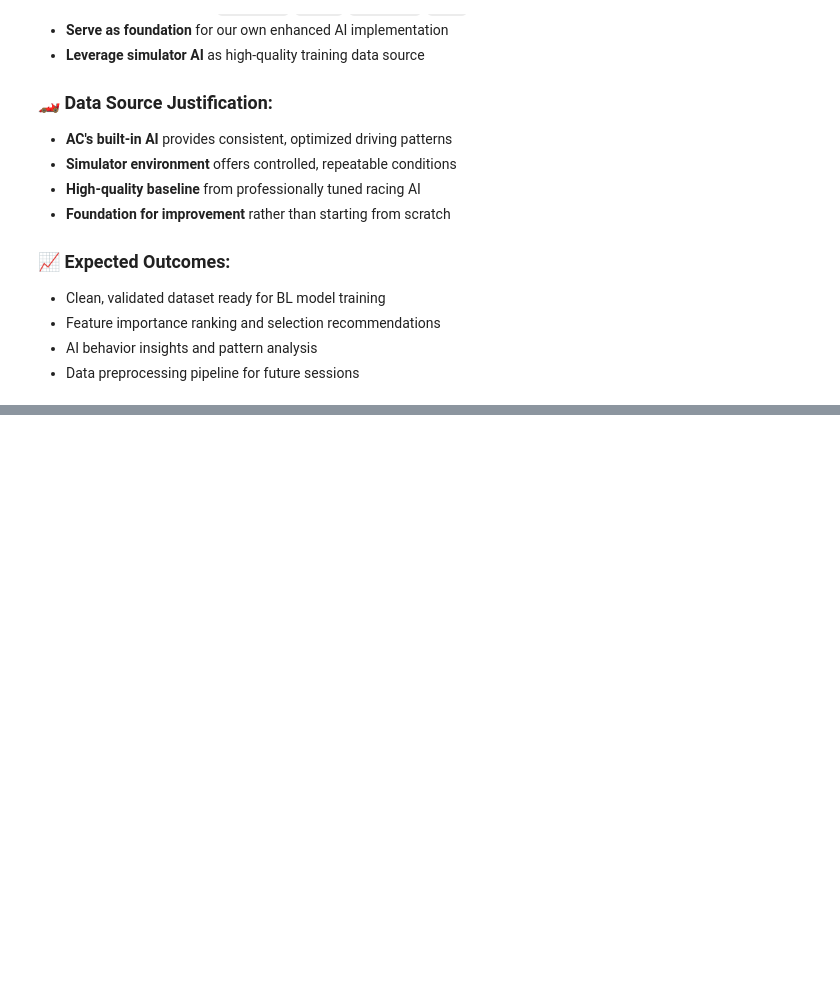
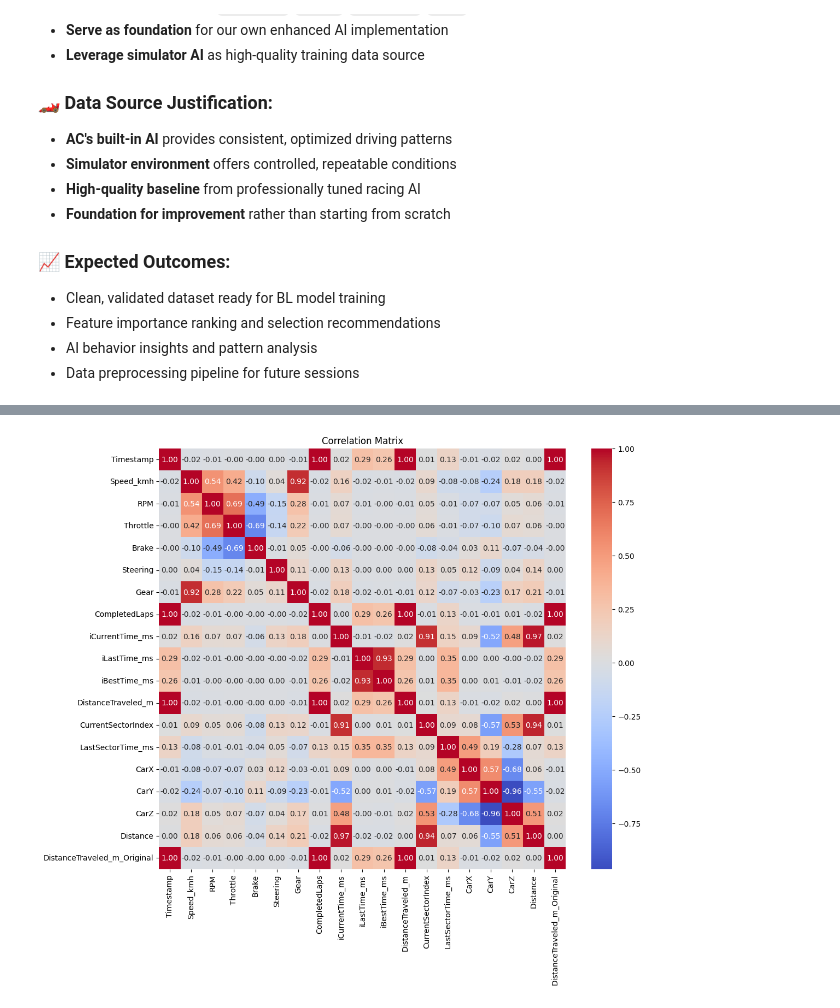
Before and after one commit to VforVitorio/F1_AC_Digital_Twin, a Jupyter notebook: data-analytics/N03_comprehensive_eda.ipynb, the cells around one changed output, grey strips where cells are left out. Cells and saved outputs as stored; diff of their text form; code cells hidden in the pictures; blank space fills up the shorter version.

Commit message:
done dataloading, cleaning and preprocessing, also the corr matrix

```diff
--- a/data-analytics/N03_comprehensive_eda.ipynb
+++ b/data-analytics/N03_comprehensive_eda.ipynb
@@ -38,0 +208,2 @@ This EDA focuses on preparing data for a **Behavioral Learning model** that will
+# %%
+df = drop_unused_columns(df)
@@ -38,0 +249,18 @@ This EDA focuses on preparing data for a **Behavioral Learning model** that will
+# %%
+def drop_constant_columns(df):
+    """
+    Drop columns with constant values, as they provide no information for modeling.
+    Uses check_constant_columns() to detect them first.
+    """
+    # Detect constant columns
+    constant_cols = check_constant_columns(df)
+
+    if constant_cols:
+        df = df.drop(columns=constant_cols)
+        print("Dropped constant columns:", constant_cols)
+    else:
+        print("No constant columns to drop.")
+
+    return df
+# %%
+df = drop_constant_columns(df)
@@ -38,0 +282,26 @@ This EDA focuses on preparing data for a **Behavioral Learning model** that will
+# %%
+def plot_correlation_matrix(df: pd.DataFrame, figsize: tuple = (12, 10), cmap: str = "coolwarm") -> pd.DataFrame:
+    """
+    Plots the correlation matrix of numerical columns in the DataFrame
+    and returns the correlation matrix as a pandas DataFrame.
+
+    Args:
+        df (pd.DataFrame): The DataFrame to analyze.
+        figsize (tuple, optional): Size of the figure. Defaults to (12, 10).
+        cmap (str, optional): Colormap for the heatmap. Defaults to "coolwarm".
+
+    Returns:
+        pd.DataFrame: Correlation matrix of numerical columns.
+    """
+    corr_matrix = df.corr()
+
+    plt.figure(figsize=figsize)
+    sns.heatmap(corr_matrix, annot=True, fmt=".2f", cmap=cmap)
+    plt.title("Correlation Matrix")
+    plt.show()
+
+    return corr_matrix
+# %%
+corr_matrix = plot_correlation_matrix(df)
+# %% [output]
+[figure, added]
```
Also changed, not shown: parts of 32 cells of this notebook.
